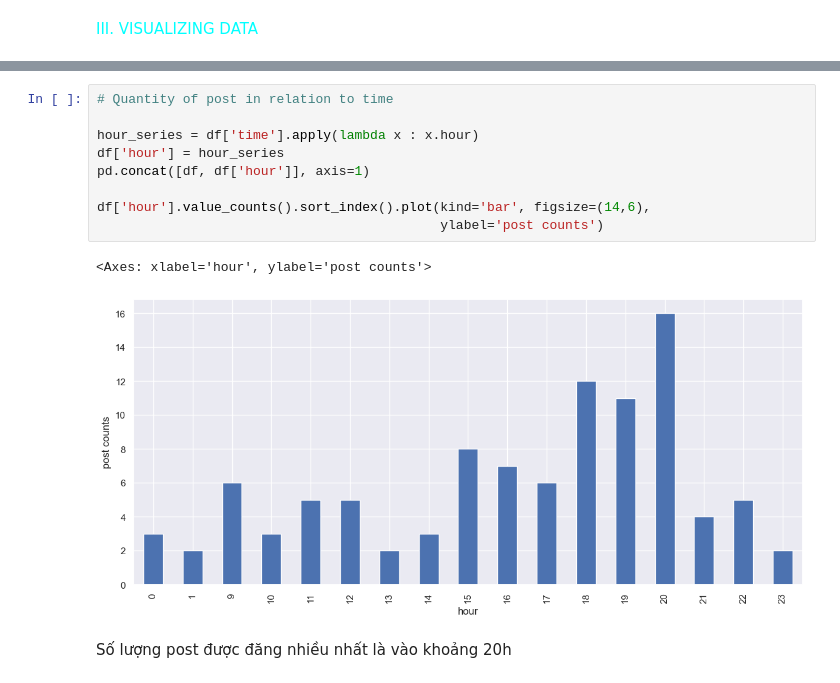
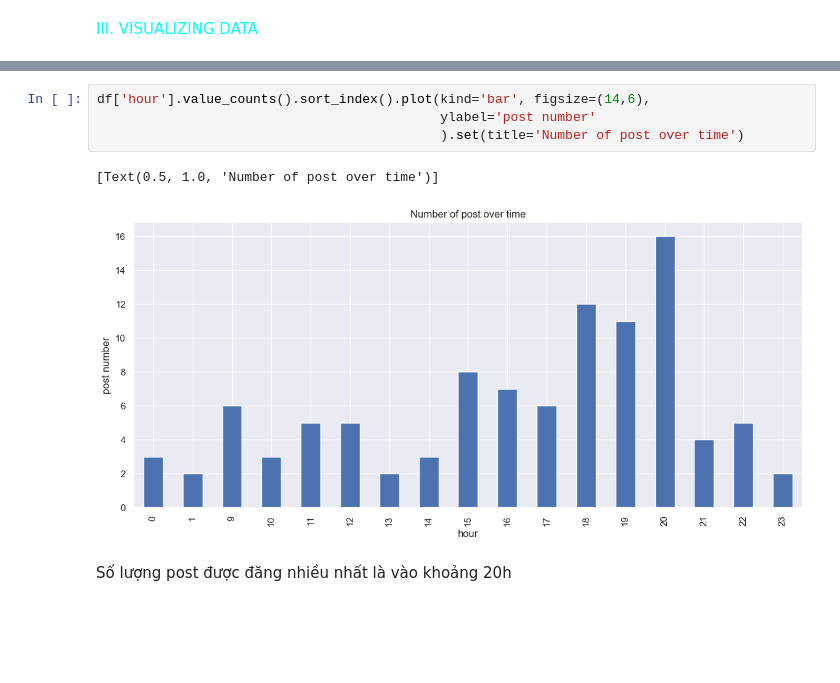
Before and after one commit to nguyenduchuyiu/facebook_analysis, a Jupyter notebook: main.ipynb, the cells around one changed output, grey strips where cells are left out. Drawn from its saved outputs; the diff is of its cells as text; blank space fills up the shorter version.

```diff
--- a/main.ipynb
+++ b/main.ipynb
@@ -101,15 +102,10 @@ sns.displot(
-# %%
-# Quantity of post in relation to time
-
-hour_series = df['time'].apply(lambda x : x.hour)
-df['hour'] = hour_series
-pd.concat([df, df['hour']], axis=1)
-
-df['hour'].value_counts().sort_index().plot(kind='bar', figsize=(14,6),
-                                            ylabel='post counts')
-# %% [output]
-<Axes: xlabel='hour', ylabel='post counts'>
-[figure, removed]
+# %%
+df['hour'].value_counts().sort_index().plot(kind='bar', figsize=(14,6),
+                                            ylabel='post number'
+                                            ).set(title='Number of post over time')
+# %% [output]
+[Text(0.5, 1.0, 'Number of post over time')]
+[figure, added]
 # %% [markdown]
 Số lượng post được đăng nhiều nhất là vào khoảng 20h
 # %%
```
Also changed, not shown: parts of 25 cells of this notebook, 2 other files.
